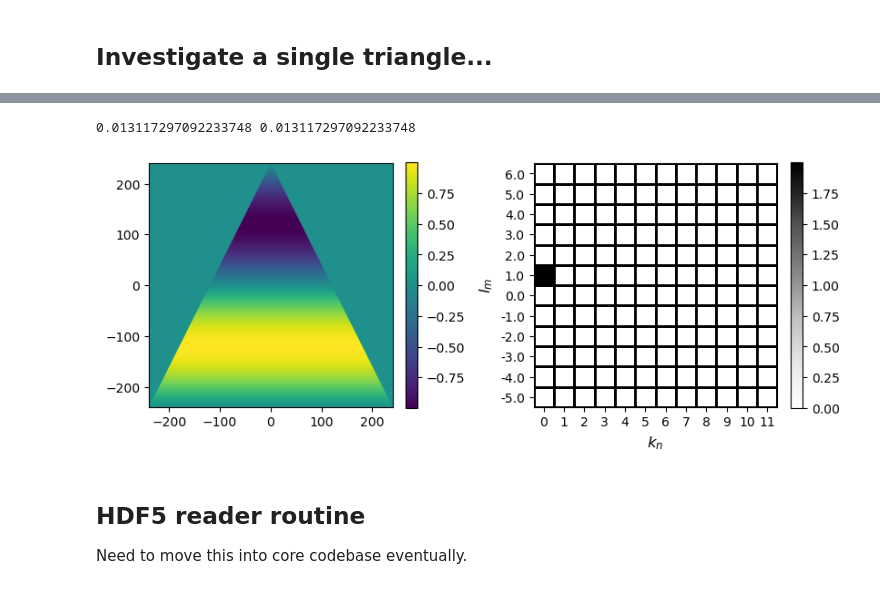
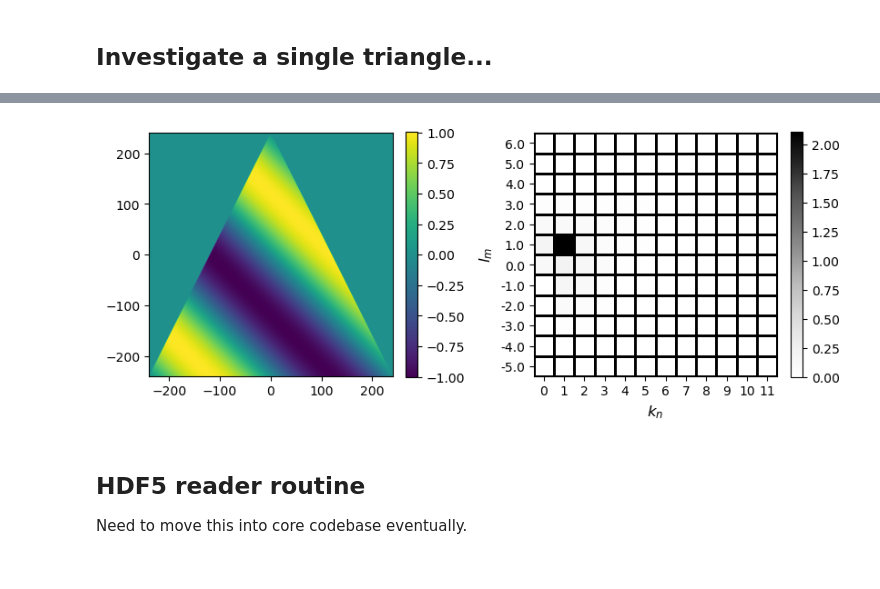
Before and after one commit to ray-chew/pyCSAM, a Jupyter notebook: notebooks/idealised.ipynb, the cells around one changed output, grey strips where cells are left out. Cells and saved outputs as stored; diff of their text form; code cells hidden in the pictures.

```diff
--- a/notebooks/idealised.ipynb
+++ b/notebooks/idealised.ipynb
@@ -376,23 +375,22 @@ plt.show()
-# %%
-fobj.set_kls([0],[6])
-fobj.do_full(cell)
-
-am, data_recons = lin_reg.do(fobj, cell, lmbda = 1e-6)
-
-fobj.get_freq_grid(am)
-dat_2D = reconstruction.recon_2D(data_recons, cell)
-
-freqs = 1.0 * np.abs(fobj.ampls)
-
-fs = (10,5)
-fig, axs = plt.subplots(1,2, figsize=fs)
-fig_obj = plotter.fig_obj(fig, fobj.nhar_i, fobj.nhar_j)
-axs[0] = fig_obj.phys_panel(axs[0], dat_2D, title="")
-axs[1] = fig_obj.freq_panel(axs[1], freqs, title="")
-plt.show()
-# %% [output]
-0.013117297092233748 0.013117297092233748
-[figure, removed]
+# %%
+## fobj.set_kls([0],[6])
+fobj.do_full(cell)
+
+am, data_recons = lin_reg.do(fobj, cell, lmbda = 0.0)
+
+fobj.get_freq_grid(am)
+dat_2D = reconstruction.recon_2D(data_recons, cell)
+
+freqs = 2.0 * np.abs(fobj.ampls)
+
+fs = (10,5)
+fig, axs = plt.subplots(1,2, figsize=fs)
+fig_obj = plotter.fig_obj(fig, fobj.nhar_i, fobj.nhar_j)
+axs[0] = fig_obj.phys_panel(axs[0], dat_2D, title="")
+axs[1] = fig_obj.freq_panel(axs[1], freqs, title="")
+plt.show()
+# %% [output]
+[figure, added]
 # %% [markdown]
 ## HDF5 reader routine
 Need to move this into core codebase eventually.
```
Also changed, not shown: parts of 11 cells of this notebook.
